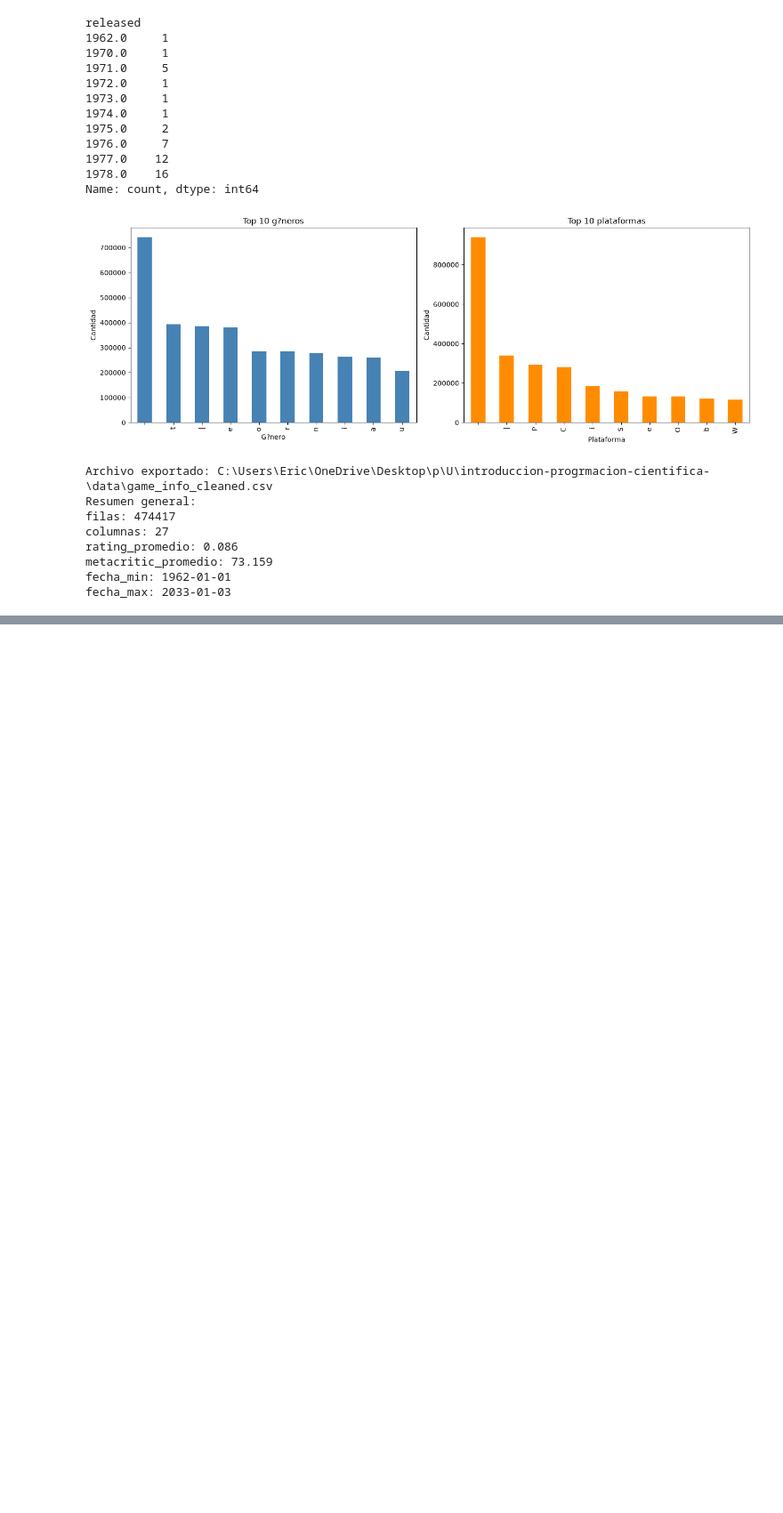
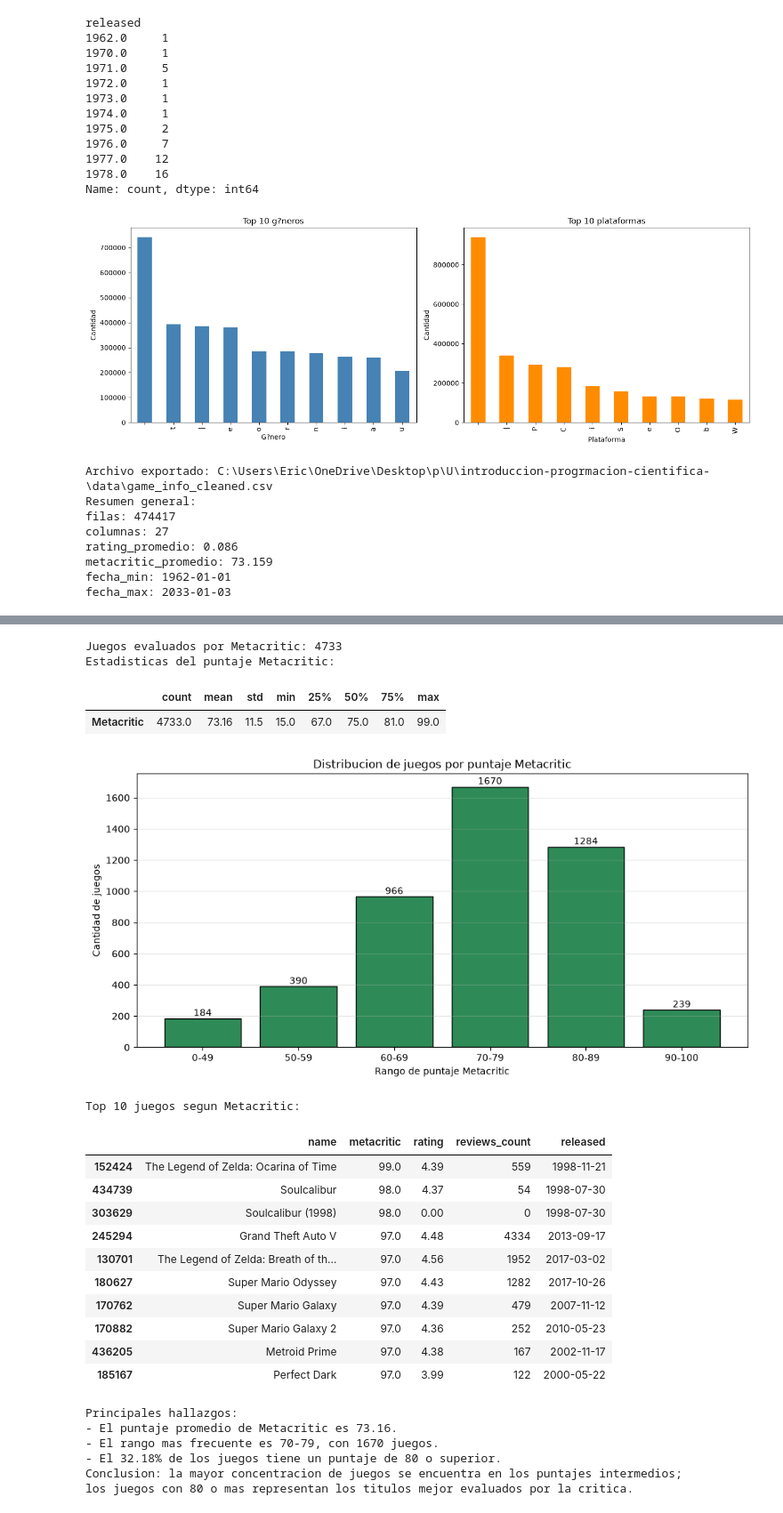
Before and after one commit to ericrodriguezdev/introduccion-progrmacion-cientifica-, a Jupyter notebook: notebook/main.ipynb, the cells around one changed output, grey strips where cells are left out. Shown at 89% size. Cells and saved outputs as stored; diff of their text form; code cells hidden in the pictures; blank space fills up the shorter version.

```diff
--- a/notebook/main.ipynb
+++ b/notebook/main.ipynb
@@ -177,0 +369,72 @@ fecha_max: 2033-01-03
+# %%
+# Analisis estadistico de Metacritic para todos los juegos evaluados
+metacritic_games = df_clean[df_clean['metacritic'].notna()].copy()
+
+rangos_metacritic = pd.cut(
+    metacritic_games['metacritic'],
+    bins=[0, 49, 59, 69, 79, 89, 100],
+    labels=['0-49', '50-59', '60-69', '70-79', '80-89', '90-100'],
+    include_lowest=True
+).value_counts().sort_index()
+
+estadisticas_metacritic = metacritic_games['metacritic'].describe().to_frame().T.round(2)
+estadisticas_metacritic.index = ['Metacritic']
+print(f'Juegos evaluados por Metacritic: {len(metacritic_games)}')
+print('Estadisticas del puntaje Metacritic:')
+display(estadisticas_metacritic)
+
+fig, ax = plt.subplots(figsize=(10, 5))
+barras = ax.bar(rangos_metacritic.index, rangos_metacritic.values,
+                color='seagreen', edgecolor='black')
+ax.set_title('Distribucion de juegos por puntaje Metacritic')
+ax.set_xlabel('Rango de puntaje Metacritic')
+ax.set_ylabel('Cantidad de juegos')
+ax.grid(axis='y', alpha=0.3)
+
+for barra, cantidad in zip(barras, rangos_metacritic.values):
+    ax.text(barra.get_x() + barra.get_width() / 2,
+            barra.get_height() + max(rangos_metacritic.values) * 0.01,
+            str(cantidad), ha='center')
+
+plt.tight_layout()
+plt.show()
+
+print('Top 10 juegos segun Metacritic:')
+top_metacritic = metacritic_games.sort_values(
+    ['metacritic', 'reviews_count'], ascending=[False, False]
+).head(10)
+display(top_metacritic[['name', 'metacritic', 'rating', 'reviews_count', 'released']])
+
+puntaje_medio = metacritic_games['metacritic'].mean()
+porcentaje_altos = (metacritic_games['metacritic'] >= 80).mean() * 100
+rango_mas_frecuente = rangos_metacritic.idxmax()
+print('Principales hallazgos:')
+print(f'- El puntaje promedio de Metacritic es {puntaje_medio:.2f}.')
+print(f'- El rango mas frecuente es {rango_mas_frecuente}, con {rangos_metacritic.max()} juegos.')
+print(f'- El {porcentaje_altos:.2f}% de los juegos tiene un puntaje de 80 o superior.')
+print('Conclusion: la mayor concentracion de juegos se encuentra en los puntajes intermedios;')
+print('los juegos con 80 o mas representan los titulos mejor evaluados por la critica.')
+# %% [output]
+Juegos evaluados por Metacritic: 4733
+Estadisticas del puntaje Metacritic:
+|  | count | mean | std | min | 25% | 50% | 75% | max |
+| Metacritic | 4733.0 | 73.16 | 11.5 | 15.0 | 67.0 | 75.0 | 81.0 | 99.0 |
+[figure, added]
+Top 10 juegos segun Metacritic:
+|  | name | metacritic | rating | reviews_count | released |
+| 152424 | The Legend of Zelda: Ocarina of Time | 99.0 | 4.39 | 559 | 1998-11-21 |
+| 434739 | Soulcalibur | 98.0 | 4.37 | 54 | 1998-07-30 |
+| 303629 | Soulcalibur (1998) | 98.0 | 0.00 | 0 | 1998-07-30 |
+| 245294 | Grand Theft Auto V | 97.0 | 4.48 | 4334 | 2013-09-17 |
+| 130701 | The Legend of Zelda: Breath of th... | 97.0 | 4.56 | 1952 | 2017-03-02 |
+| 180627 | Super Mario Odyssey | 97.0 | 4.43 | 1282 | 2017-10-26 |
+| 170762 | Super Mario Galaxy | 97.0 | 4.39 | 479 | 2007-11-12 |
+| 170882 | Super Mario Galaxy 2 | 97.0 | 4.36 | 252 | 2010-05-23 |
+| 436205 | Metroid Prime | 97.0 | 4.38 | 167 | 2002-11-17 |
+| 185167 | Perfect Dark | 97.0 | 3.99 | 122 | 2000-05-22 |
+Principales hallazgos:
+- El puntaje promedio de Metacritic es 73.16.
+- El rango mas frecuente es 70-79, con 1670 juegos.
+- El 32.18% de los juegos tiene un puntaje de 80 o superior.
+Conclusion: la mayor concentracion de juegos se encuentra en los puntajes intermedios;
+los juegos con 80 o mas representan los titulos mejor evaluados por la critica.
```
Also changed, not shown: parts of 5 cells of this notebook.
